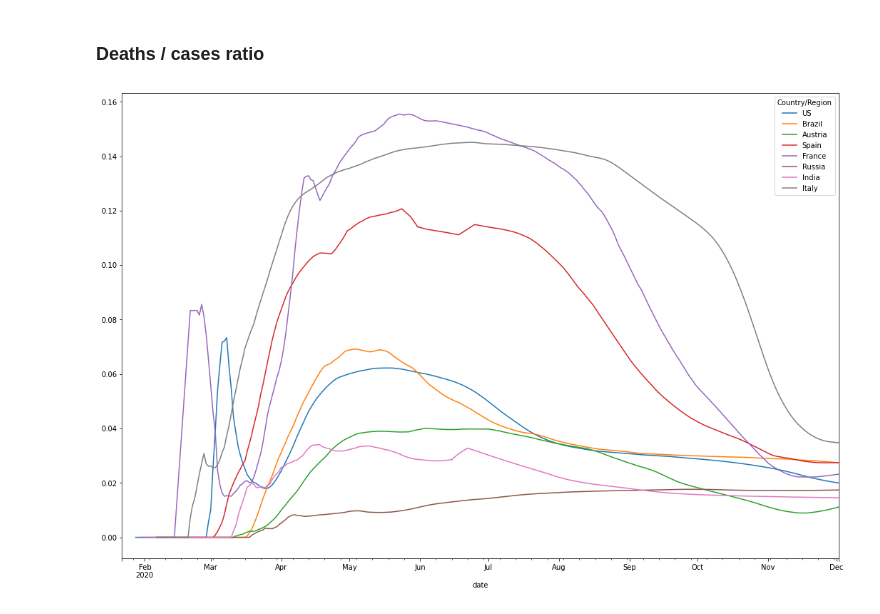
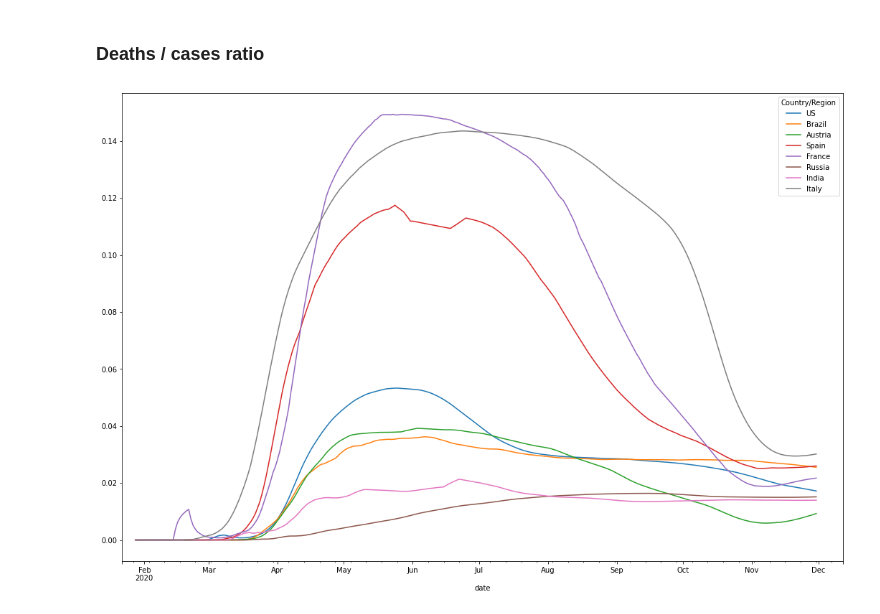
Before and after one commit to rsouza/COVID-19, a Jupyter notebook: daily_cases_deaths_recovered.ipynb, the cells around one changed output. Saved outputs shown, nothing was run; the diff lists cells and outputs as text; code cells hidden in the pictures.

```diff
--- a/daily_cases_deaths_recovered.ipynb
+++ b/daily_cases_deaths_recovered.ipynb
@@ -341,8 +365,8 @@ plt.show()
 # %% [markdown]
 ### Deaths / cases ratio
 # %%
-ratio = df_deaths/df_cases
+ratio = df_deaths/df_cases.shift(-12)
 ratio[countries_observed].rolling(window=7).mean().plot(figsize=(18,12))
 plt.show()
 # %% [output]
-[figure, old version]
+[figure, new version]
```
Also changed, not shown: parts of 18 cells of this notebook.
